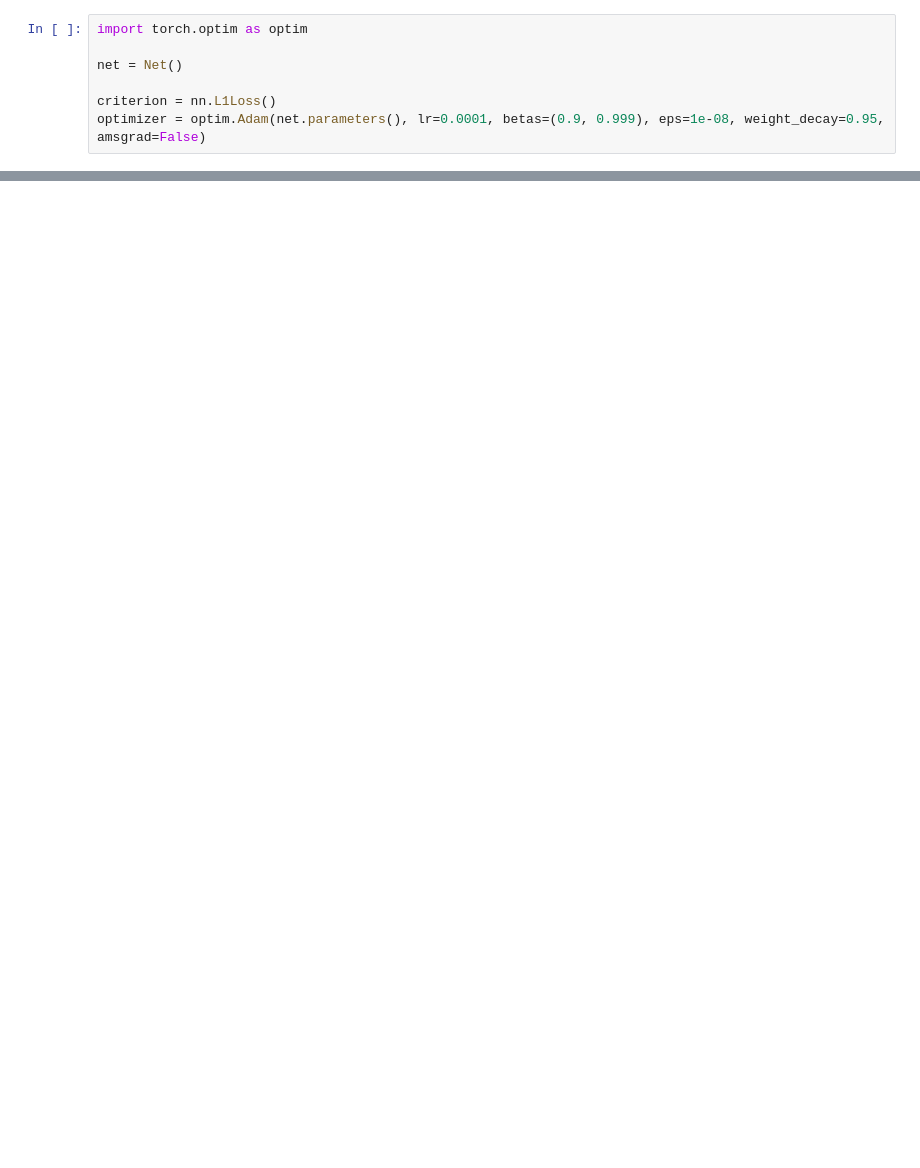
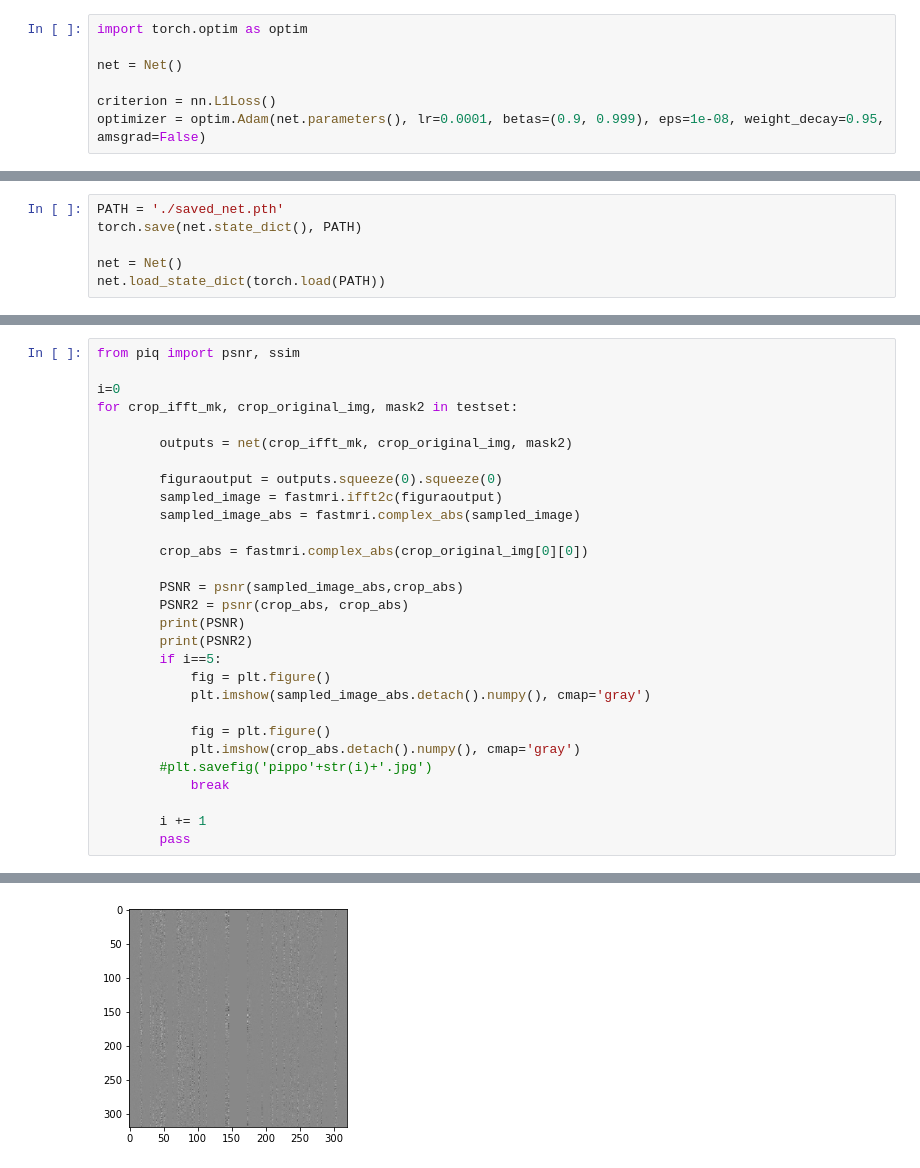
Before and after one commit to tekflio/neural, a Jupyter notebook: training_CLP.ipynb, the cells around one changed output, grey strips where cells are left out. Saved outputs shown, nothing was run; the diff lists cells and outputs as text; blank space fills up the shorter version.

```diff
--- a/training_CLP.ipynb
+++ b/training_CLP.ipynb
@@ -100,0 +130,6 @@ KeyboardInterrupt:
+# %%
+PATH = './saved_net.pth'
+torch.save(net.state_dict(), PATH)
+
+net = Net()
+net.load_state_dict(torch.load(PATH))
@@ -100,0 +148,30 @@ KeyboardInterrupt:
+# %%
+from piq import psnr, ssim
+
+i=0
+for crop_ifft_mk, crop_original_img, mask2 in testset:
+
+        outputs = net(crop_ifft_mk, crop_original_img, mask2)
+
+        figuraoutput = outputs.squeeze(0).squeeze(0)
+        sampled_image = fastmri.ifft2c(figuraoutput)
+        sampled_image_abs = fastmri.complex_abs(sampled_image)
+
+        crop_abs = fastmri.complex_abs(crop_original_img[0][0])
+
+        PSNR = psnr(sampled_image_abs,crop_abs)
+        PSNR2 = psnr(crop_abs, crop_abs)
+        print(PSNR)
+        print(PSNR2)
+        if i==5:
+            fig = plt.figure()
+            plt.imshow(sampled_image_abs.detach().numpy(), cmap='gray')
+
+            fig = plt.figure()
+            plt.imshow(crop_abs.detach().numpy(), cmap='gray')
+        #plt.savefig('pippo'+str(i)+'.jpg')
+            break
+
+        i += 1
+        pass
+# %% [output]
@@ -100,0 +196 @@ KeyboardInterrupt:
+[figure, added]
```
Also changed, not shown: parts of 5 cells of this notebook.
